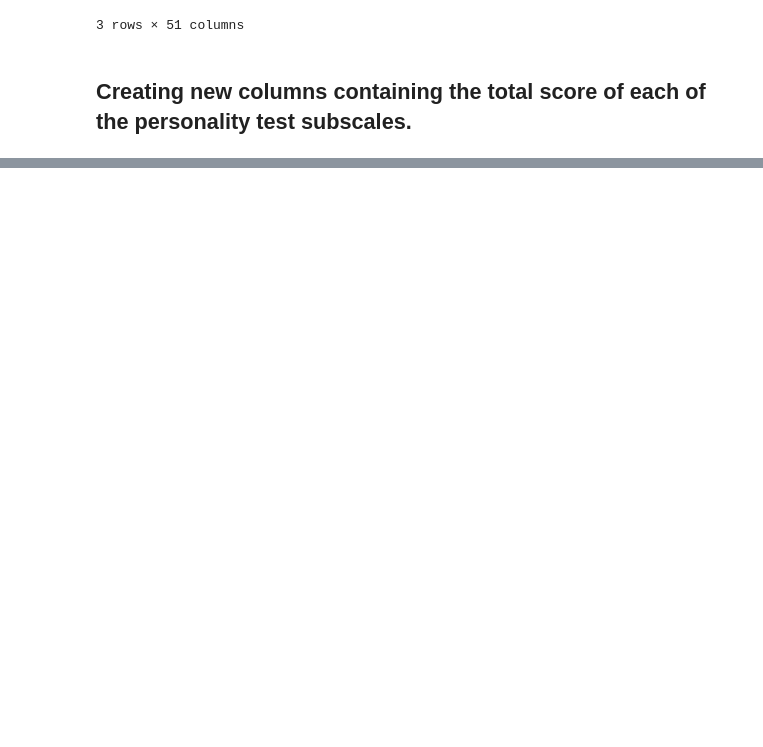
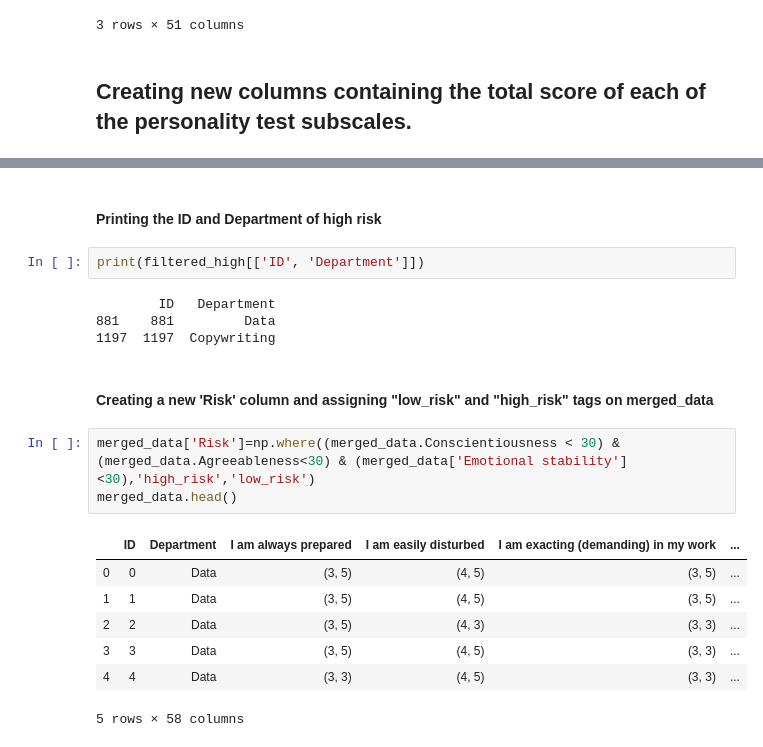
Before and after one commit to KhomotsoT/Data-wrangling, a Jupyter notebook: Data_wrangling.ipynb, the cells around one changed output, grey strips where cells are left out. Drawn from its saved outputs; the diff is of its cells as text; blank space fills up the shorter version.

```diff
--- a/Data_wrangling.ipynb
+++ b/Data_wrangling.ipynb
@@ -98,0 +153,21 @@ display(personality_new)
+# %% [markdown]
+#### Printing the ID and Department of high risk
+# %%
+print(filtered_high[['ID', 'Department']])
+# %% [output]
+        ID   Department
+881    881         Data
+1197  1197  Copywriting
+# %% [markdown]
+#### Creating a new 'Risk' column and assigning "low_risk" and "high_risk" tags on merged_data
+# %%
+merged_data['Risk']=np.where((merged_data.Conscientiousness < 30) & (merged_data.Agreeableness<30) & (merged_data['Emotional stability'] <30),'high_risk','low_risk')
+merged_data.head()
+# %% [output]
+|  | ID | Department | I am always prepared | I am easily disturbed | I am exacting (demanding) in my work | ... |
+| 0 | 0 | Data | (3, 5) | (4, 5) | (3, 5) | ... |
+| 1 | 1 | Data | (3, 5) | (4, 5) | (3, 5) | ... |
+| 2 | 2 | Data | (3, 5) | (4, 3) | (3, 3) | ... |
+| 3 | 3 | Data | (3, 5) | (4, 5) | (3, 3) | ... |
+| 4 | 4 | Data | (3, 3) | (4, 5) | (3, 3) | ... |
+5 rows × 58 columns
```
Also changed, not shown: parts of 11 cells of this notebook.
